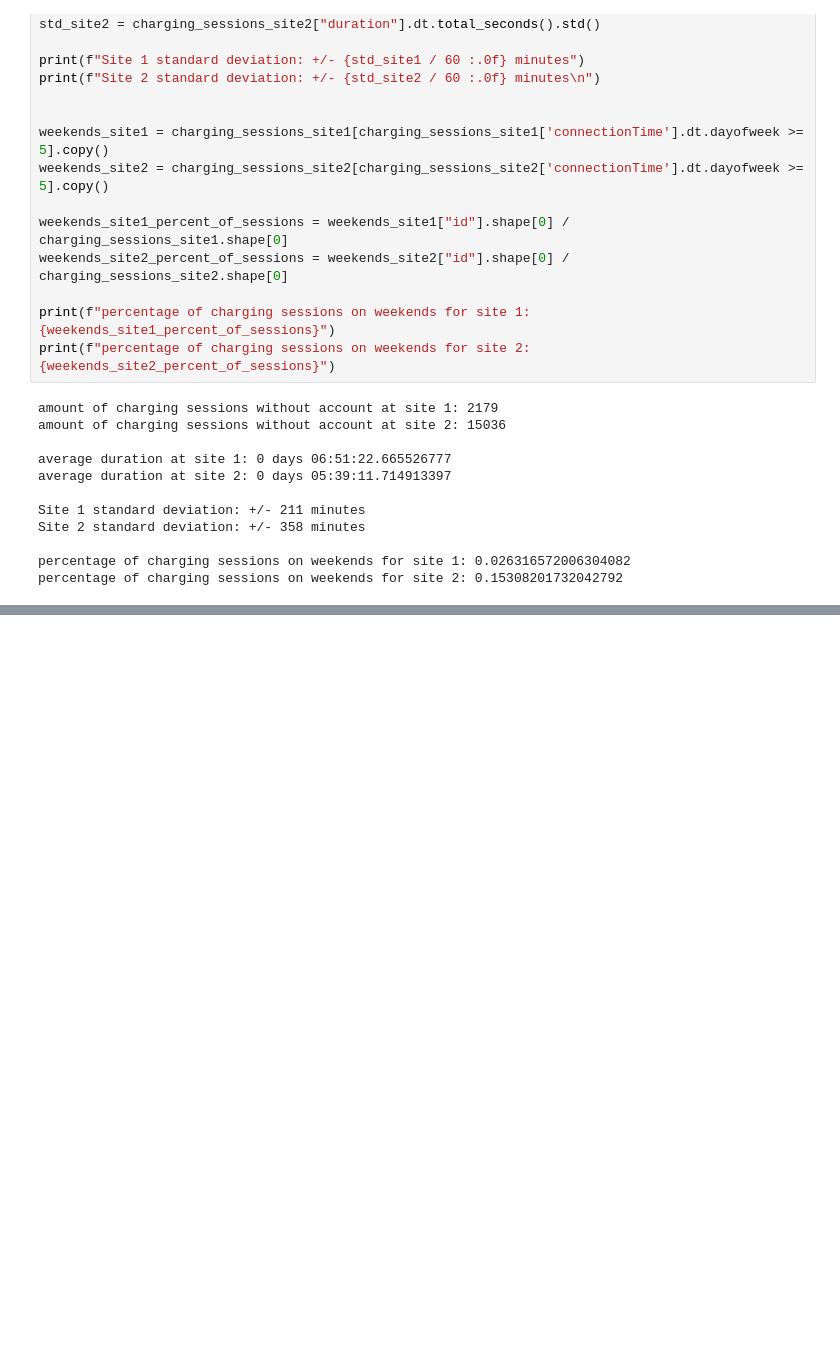
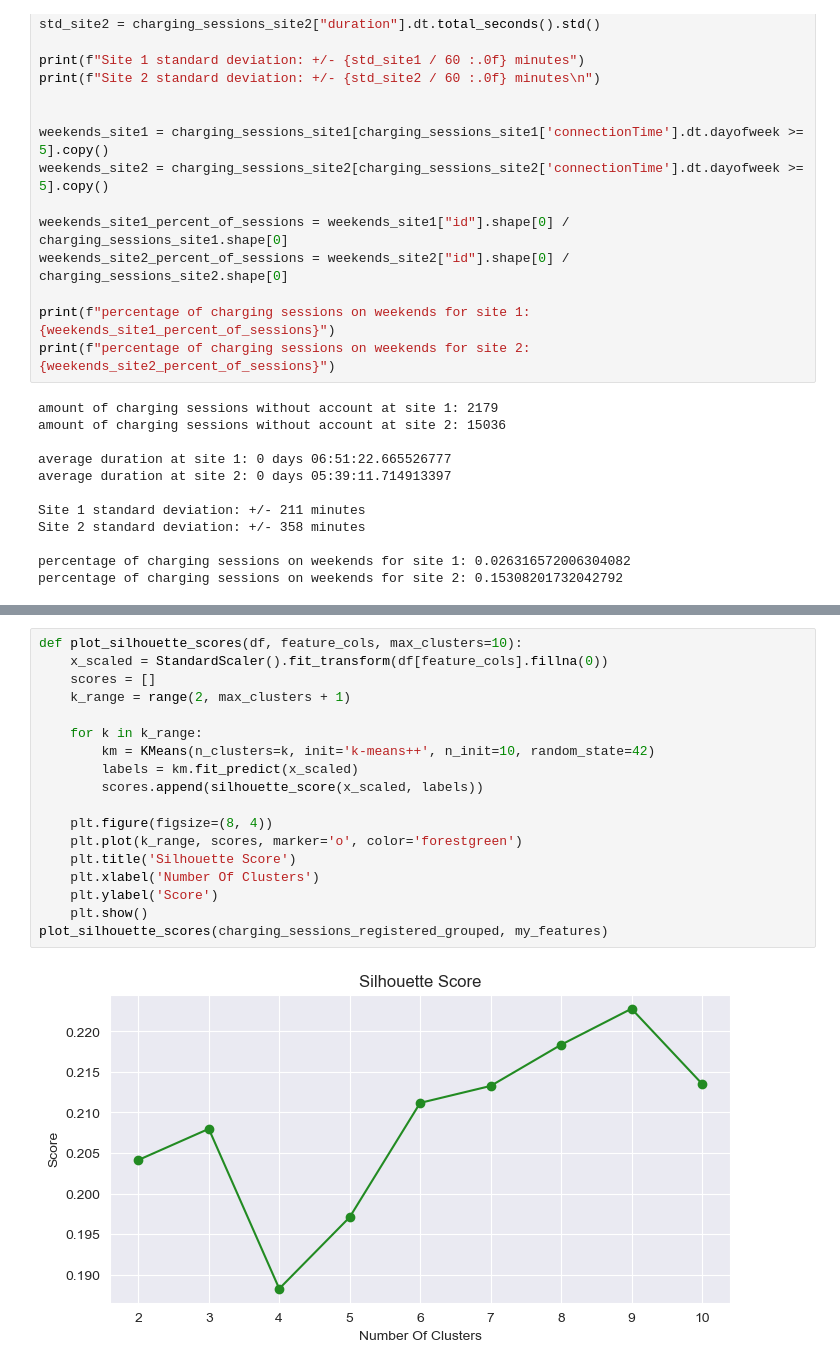
Before and after one commit to dfd0430/wiso, a Jupyter notebook: main.ipynb, the cells around one changed output, grey strips where cells are left out. Drawn from its saved outputs; the diff is of its cells as text; blank space fills up the shorter version.

```diff
--- a/main.ipynb
+++ b/main.ipynb
@@ -582,0 +584,20 @@ df_result = cluster_and_plot_3d(
+# %%
+def plot_silhouette_scores(df, feature_cols, max_clusters=10):
+    x_scaled = StandardScaler().fit_transform(df[feature_cols].fillna(0))
+    scores = []
+    k_range = range(2, max_clusters + 1)
+
+    for k in k_range:
+        km = KMeans(n_clusters=k, init='k-means++', n_init=10, random_state=42)
+        labels = km.fit_predict(x_scaled)
+        scores.append(silhouette_score(x_scaled, labels))
+
+    plt.figure(figsize=(8, 4))
+    plt.plot(k_range, scores, marker='o', color='forestgreen')
+    plt.title('Silhouette Score')
+    plt.xlabel('Number Of Clusters')
+    plt.ylabel('Score')
+    plt.show()
+plot_silhouette_scores(charging_sessions_registered_grouped, my_features)
+# %% [output]
+[figure, added]
```
Also changed, not shown: parts of 16 cells of this notebook.
